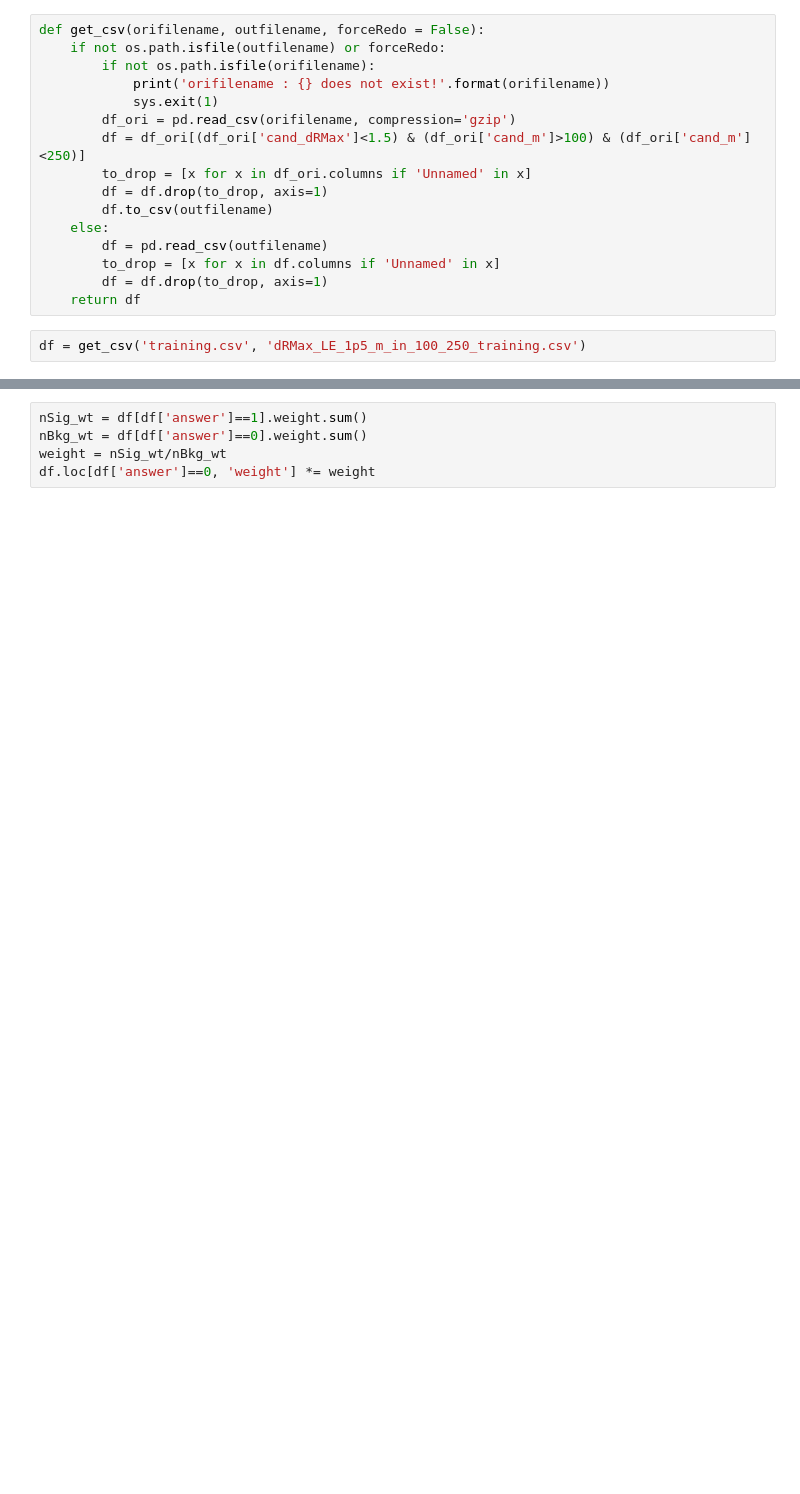
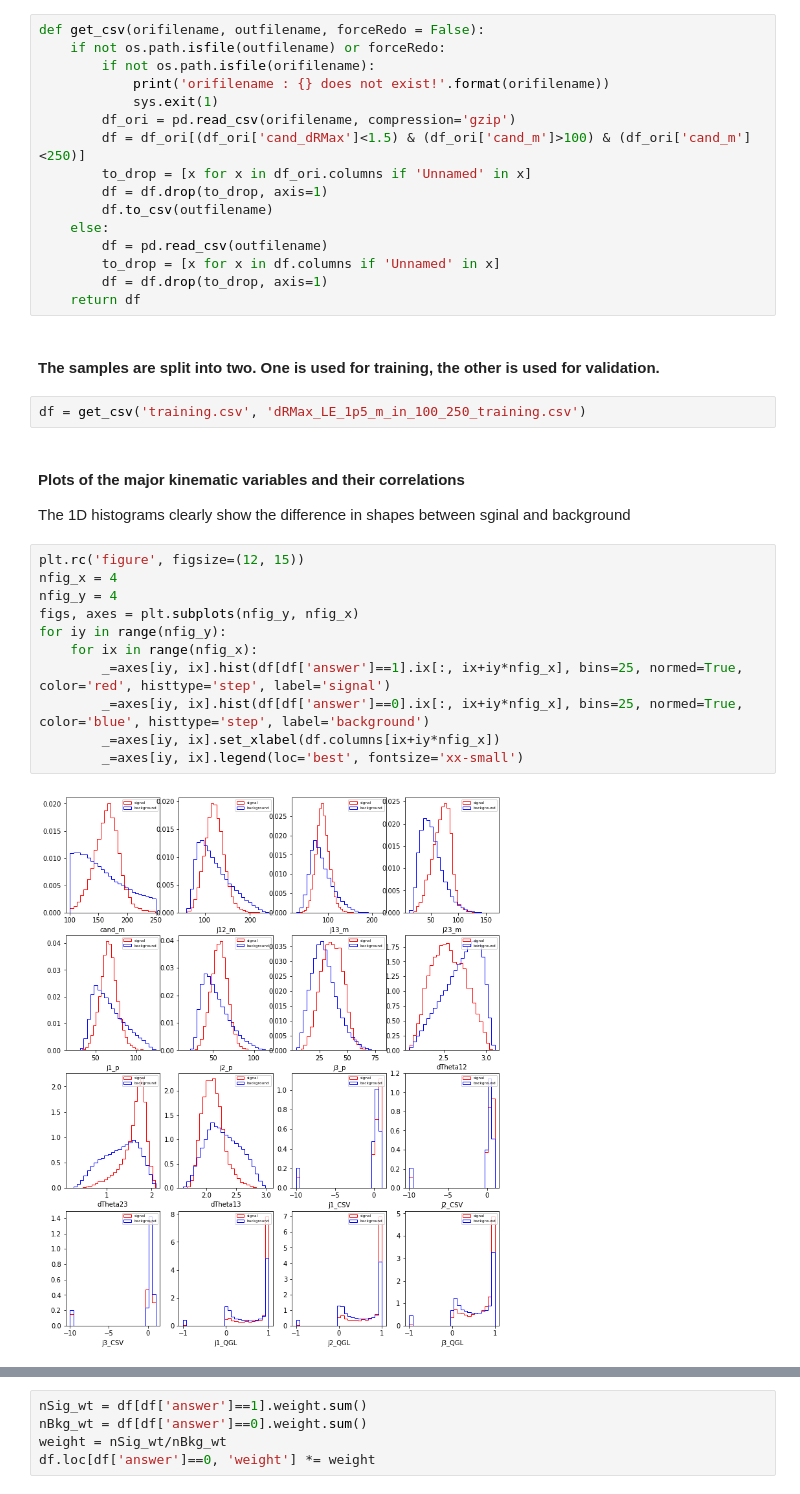
Before and after one commit to lihux25/Projects, a Jupyter notebook: scikit_learn/top_tagger.ipynb, the cells around one changed output, grey strips where cells are left out. Cells and saved outputs as stored; diff of their text form; blank space fills up the shorter version.

```diff
--- a/scikit_learn/top_tagger.ipynb
+++ b/scikit_learn/top_tagger.ipynb
@@ -34,5 +38,23 @@ def get_csv(orifilename, outfilename, forceRedo = False):
         to_drop = [x for x in df.columns if 'Unnamed' in x]
         df = df.drop(to_drop, axis=1)
     return df
+# %% [markdown]
+#### The samples are split into two. One is used for training, the other is used for validation.
 # %%
 df = get_csv('training.csv', 'dRMax_LE_1p5_m_in_100_250_training.csv')
+# %% [markdown]
+#### Plots of the major kinematic variables and their correlations
+The 1D histograms clearly show the difference in shapes between sginal and background
+# %%
+plt.rc('figure', figsize=(12, 15))
+nfig_x = 4
+nfig_y = 4
+figs, axes = plt.subplots(nfig_y, nfig_x)
+for iy in range(nfig_y):
+    for ix in range(nfig_x):
+        _=axes[iy, ix].hist(df[df['answer']==1].ix[:, ix+iy*nfig_x], bins=25, normed=True, color='red', histtype='step', label='signal')
+        _=axes[iy, ix].hist(df[df['answer']==0].ix[:, ix+iy*nfig_x], bins=25, normed=True, color='blue', histtype='step', label='background')
+        _=axes[iy, ix].set_xlabel(df.columns[ix+iy*nfig_x])
+        _=axes[iy, ix].legend(loc='best', fontsize='xx-small')
+# %% [output]
+[figure, added]
```
Also changed, not shown: parts of 23 cells of this notebook, 1 other file.
